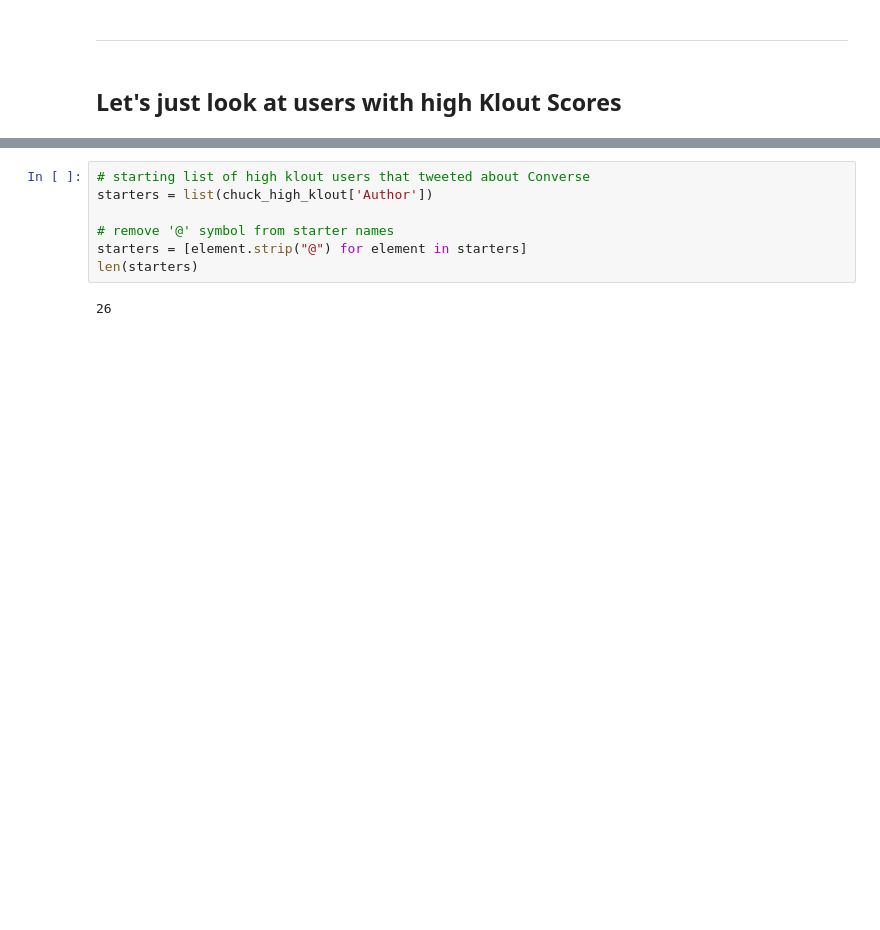
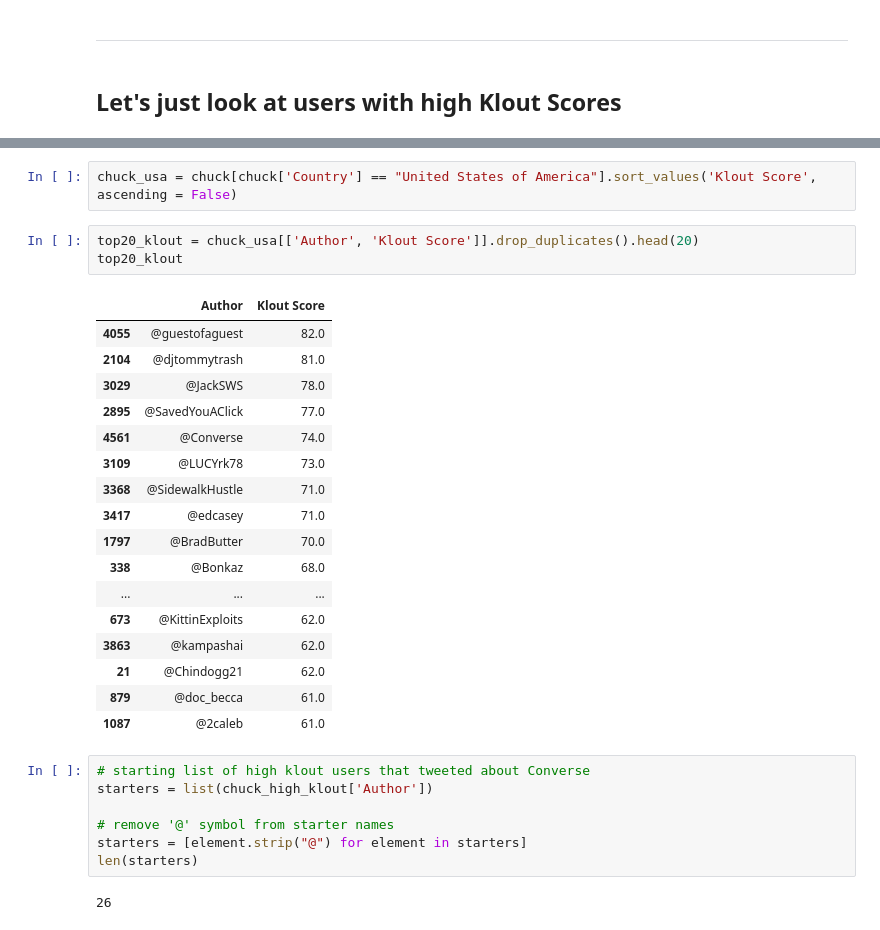
Before and after one commit to jrs33/Converse_Product_Launch, a Jupyter notebook: chuck_ii.ipynb, the cells around one changed output, grey strips where cells are left out. Drawn from its saved outputs; the diff is of its cells as text; blank space fills up the shorter version.

```diff
--- a/chuck_ii.ipynb
+++ b/chuck_ii.ipynb
@@ -280,6 +280,29 @@ chuck_high_klout.head()
 | 681 | 626243700906037248 | 7/29/2015 0:11 | http://twitter.com/adnys/status/6... | @shoher @haruchang @rjacoby @yand... | @adnys | Andrew Nyström | NaN | NaN | NaN | ... |
 | 819 | 626757195305222144 | 7/30/2015 10:12 | http://twitter.com/schuh/status/6... | @NatalieRebera There's some tweak... | @schuh | schuh | United Kingdom | NaN | NaN | ... |
 | 915 | 626178698991923200 | 7/28/2015 19:53 | http://twitter.com/Carolineoncrac... | @Converse when are you gonna get ... | @Carolineoncrack | Caroline on Crack | United States of America | California | Los Angeles | ... |
+# %%
+chuck_usa = chuck[chuck['Country'] == "United States of America"].sort_values('Klout Score', ascending = False)
+# %%
+top20_klout = chuck_usa[['Author', 'Klout Score']].drop_duplicates().head(20)
+top20_klout
+# %% [output]
+|  | Author | Klout Score |
+| 4055 | @guestofaguest | 82.0 |
+| 2104 | @djtommytrash | 81.0 |
+| 3029 | @JackSWS | 78.0 |
+| 2895 | @SavedYouAClick | 77.0 |
+| 4561 | @Converse | 74.0 |
+| 3109 | @LUCYrk78 | 73.0 |
+| 3368 | @SidewalkHustle | 71.0 |
+| 3417 | @edcasey | 71.0 |
+| 1797 | @BradButter | 70.0 |
+| 338 | @Bonkaz | 68.0 |
+| ... | ... | ... |
+| 673 | @KittinExploits | 62.0 |
+| 3863 | @kampashai | 62.0 |
+| 21 | @Chindogg21 | 62.0 |
+| 879 | @doc_becca | 61.0 |
+| 1087 | @2caleb | 61.0 |
 # %%
 # starting list of high klout users that tweeted about Converse
 starters = list(chuck_high_klout['Author'])
```
Also changed, not shown: parts of 8 cells of this notebook.
